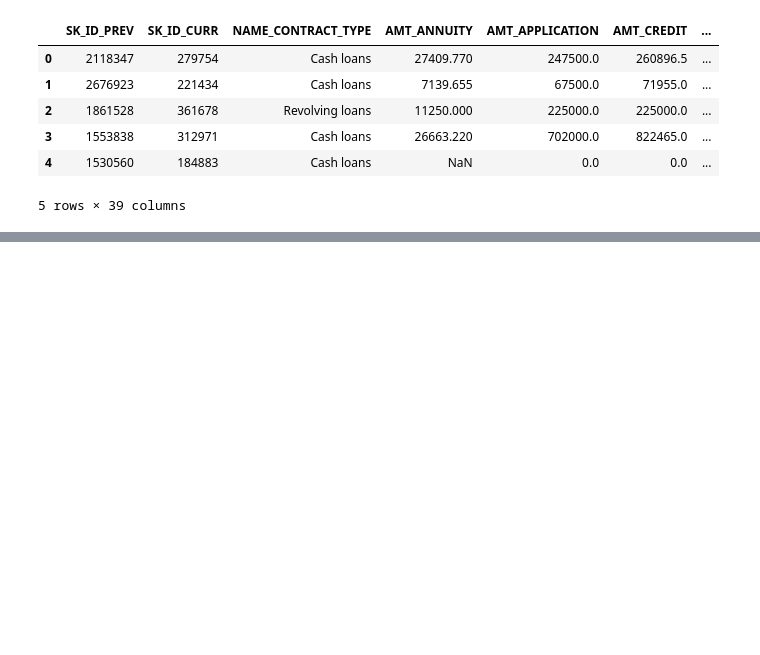
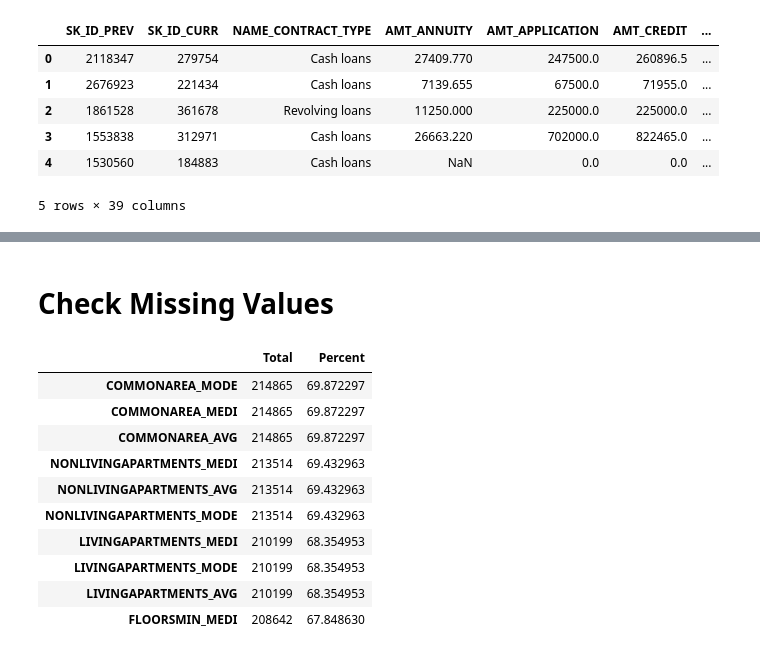
Before and after one commit to mhs10031990/Hands_on, a Jupyter notebook: CRA_Data_Visualization.ipynb, the cells around one changed output, grey strips where cells are left out. Drawn from its saved outputs; the diff is of its cells as text; code cells hidden in the pictures; blank space fills up the shorter version.

```diff
--- a/CRA_Data_Visualization.ipynb
+++ b/CRA_Data_Visualization.ipynb
@@ -164,3 +164,5 @@ POS_CASH_balance.head()
 | 2 | 2168928 | 430842 | -75 | 8.0 | 0.0 | Completed | ... |
 | 3 | 1556016 | 410581 | -85 | 10.0 | 0.0 | Active | ... |
 | 4 | 2366078 | 290413 | -83 | 8.0 | 2.0 | Active | ... |
+# %% [markdown]
+# Check Missing Values
@@ -166,0 +174,14 @@ POS_CASH_balance.head()
+# %%
+missing_data(application_train).head(10)
+# %% [output]
+|  | Total | Percent |
+| COMMONAREA_MODE | 214865 | 69.872297 |
+| COMMONAREA_MEDI | 214865 | 69.872297 |
+| COMMONAREA_AVG | 214865 | 69.872297 |
+| NONLIVINGAPARTMENTS_MEDI | 213514 | 69.432963 |
+| NONLIVINGAPARTMENTS_AVG | 213514 | 69.432963 |
+| NONLIVINGAPARTMENTS_MODE | 213514 | 69.432963 |
+| LIVINGAPARTMENTS_MEDI | 210199 | 68.354953 |
+| LIVINGAPARTMENTS_MODE | 210199 | 68.354953 |
+| LIVINGAPARTMENTS_AVG | 210199 | 68.354953 |
+| FLOORSMIN_MEDI | 208642 | 67.848630 |
```
Also changed, not shown: parts of 4 cells of this notebook.
